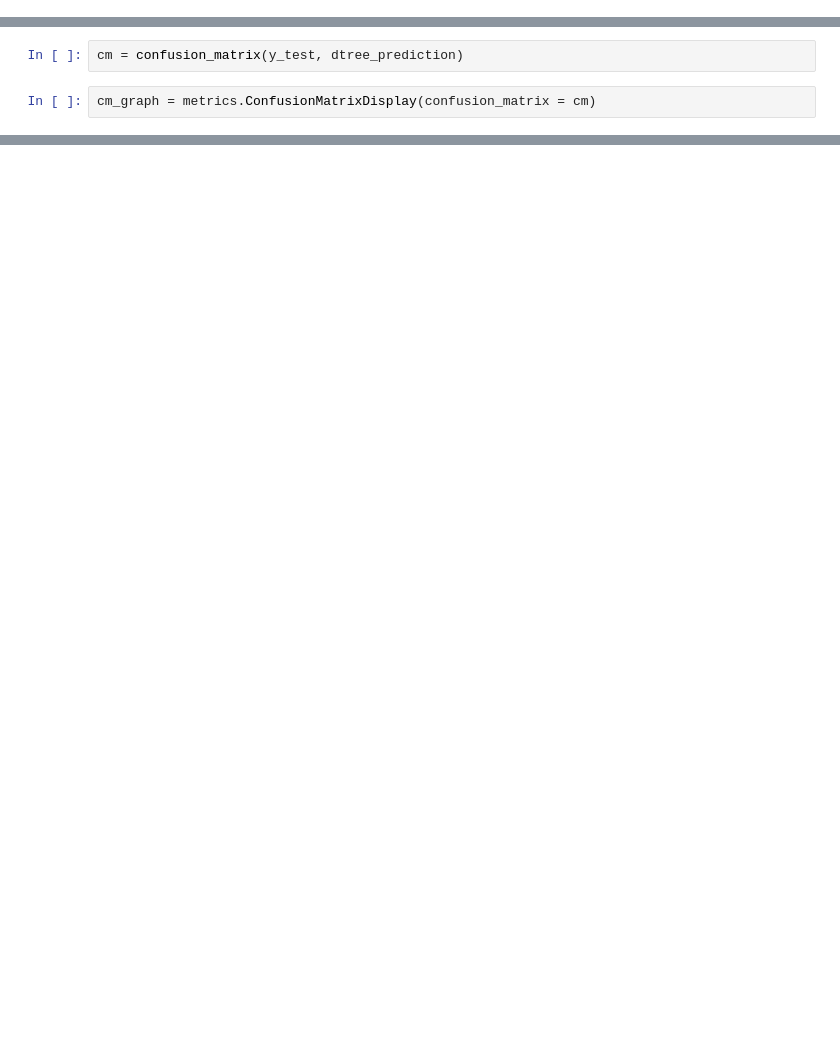
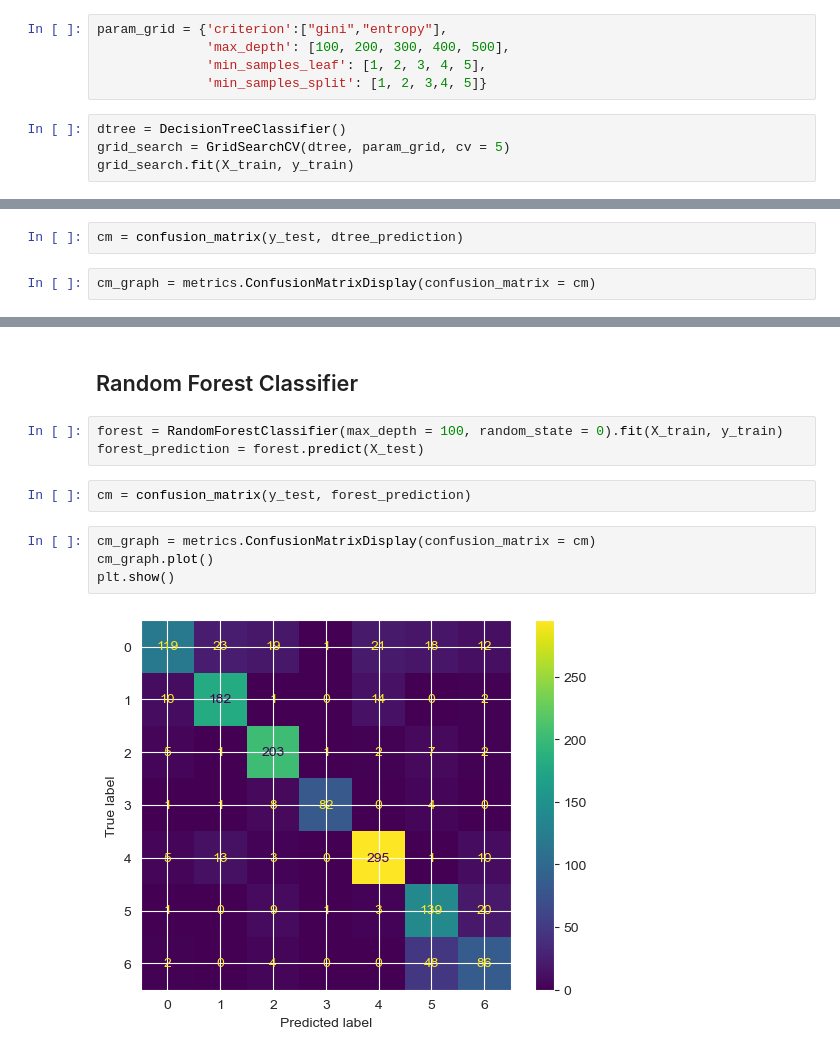
Before and after one commit to zaza-zaza/DSCC240-Final-Project, a Jupyter notebook: cluster.ipynb, the cells around one changed output, grey strips where cells are left out. Drawn from its saved outputs; the diff is of its cells as text; blank space fills up the shorter version.

```diff
--- a/cluster.ipynb
+++ b/cluster.ipynb
@@ -224,0 +185,9 @@ X_train, X_test, y_train, y_test = train_test_split(X, y, test_size=0.2, random_
+# %%
+param_grid = {'criterion':["gini","entropy"],
+              'max_depth': [100, 200, 300, 400, 500],
+              'min_samples_leaf': [1, 2, 3, 4, 5],
+              'min_samples_split': [1, 2, 3,4, 5]}
+# %%
+dtree = DecisionTreeClassifier()
+grid_search = GridSearchCV(dtree, param_grid, cv = 5)
+grid_search.fit(X_train, y_train)
@@ -251,0 +248,13 @@ print(sensitivity_recall)
+# %% [markdown]
+## Random Forest Classifier
+# %%
+forest = RandomForestClassifier(max_depth = 100, random_state = 0).fit(X_train, y_train)
+forest_prediction = forest.predict(X_test)
+# %%
+cm = confusion_matrix(y_test, forest_prediction)
+# %%
+cm_graph = metrics.ConfusionMatrixDisplay(confusion_matrix = cm)
+cm_graph.plot()
+plt.show()
+# %% [output]
+[figure, added]
```
Also changed, not shown: parts of 30 cells of this notebook, 1 other file.
